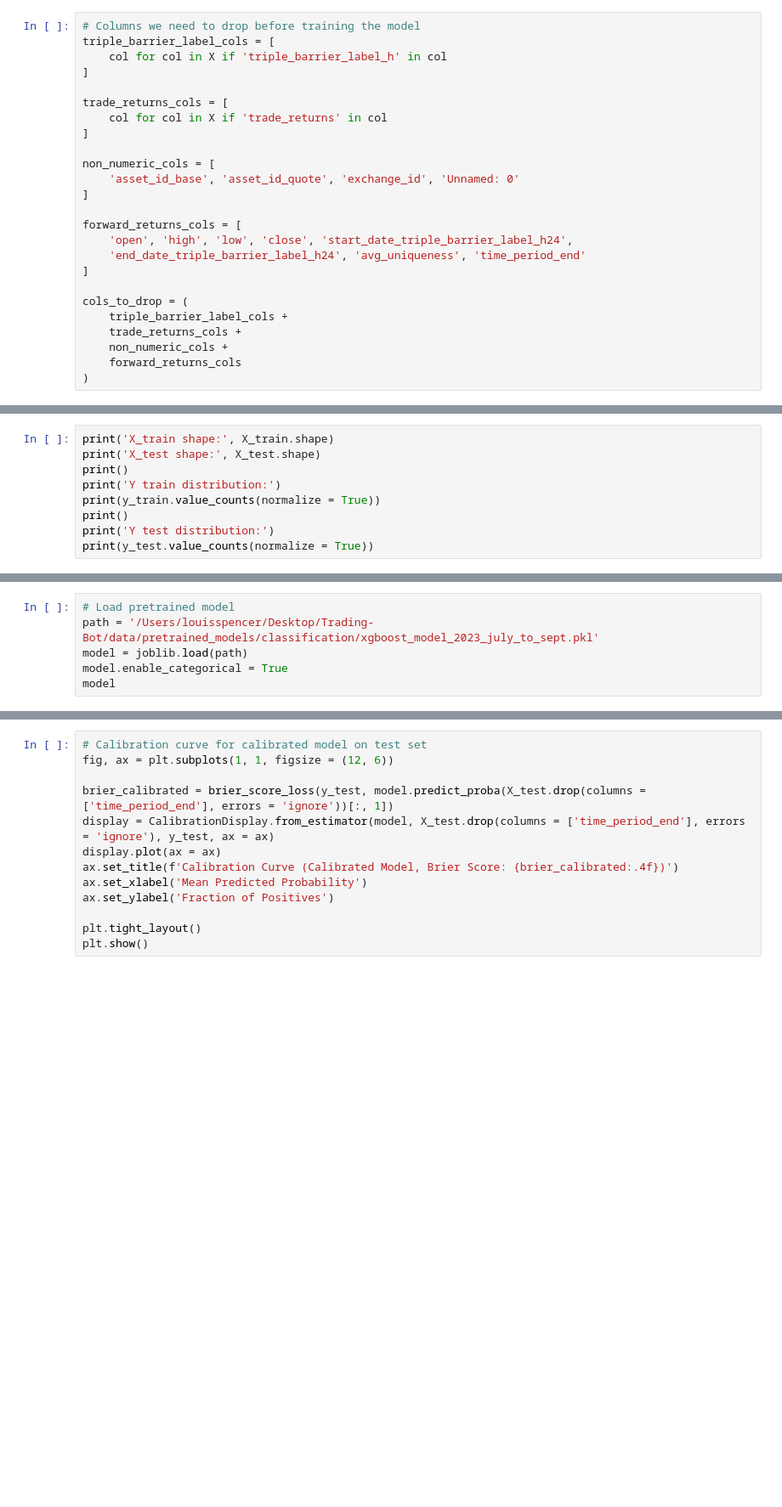
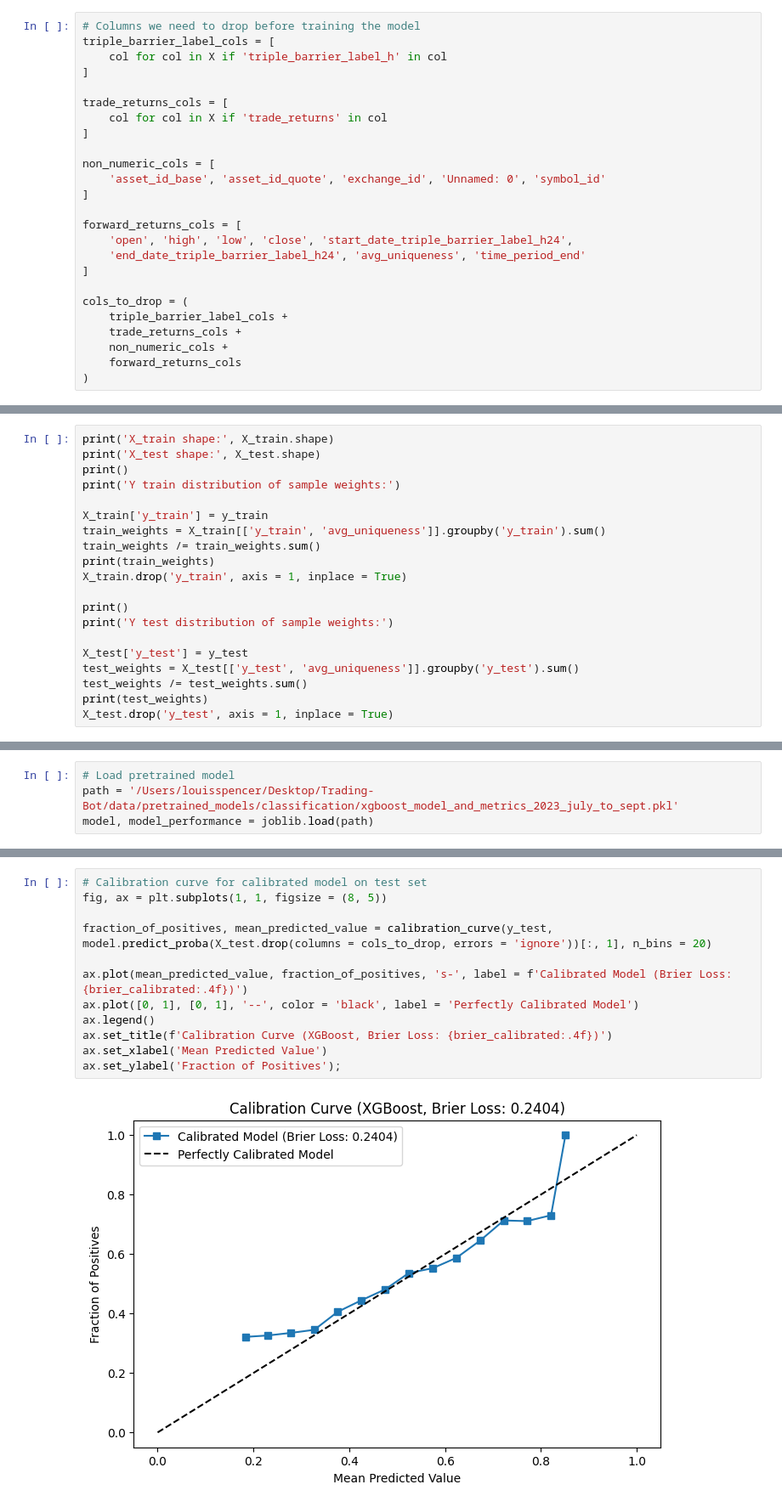
Before and after one commit to Algo-Trading-Project/trading-bot, a Jupyter notebook: notebooks/ml_pipeline.ipynb, the cells around one changed output, grey strips where cells are left out. Shown at 85% size. Saved outputs shown, nothing was run; the diff lists cells and outputs as text; blank space fills up the shorter version.

```diff
--- a/notebooks/ml_pipeline.ipynb
+++ b/notebooks/ml_pipeline.ipynb
@@ -93,7 +104,7 @@ trade_returns_cols = [
 ]
 
 non_numeric_cols = [
-    'asset_id_base', 'asset_id_quote', 'exchange_id', 'Unnamed: 0'
+    'asset_id_base', 'asset_id_quote', 'exchange_id', 'Unnamed: 0', 'symbol_id'
 ]
 
 forward_returns_cols = [
@@ -163,8 +174,19 @@ X_test[['symbol_id', 'time_period_end']] = X_test[['symbol_id', 'time_period_end
 print('X_train shape:', X_train.shape)
 print('X_test shape:', X_test.shape)
 print()
-print('Y train distribution:')
-print(y_train.value_counts(normalize = True))
+print('Y train distribution of sample weights:')
+
+X_train['y_train'] = y_train
+train_weights = X_train[['y_train', 'avg_uniqueness']].groupby('y_train').sum()
+train_weights /= train_weights.sum()
+print(train_weights)
+X_train.drop('y_train', axis = 1, inplace = True)
+
 print()
-print('Y test distribution:')
-print(y_test.value_counts(normalize = True))
+print('Y test distribution of sample weights:')
+
+X_test['y_test'] = y_test
+test_weights = X_test[['y_test', 'avg_uniqueness']].groupby('y_test').sum()
+test_weights /= test_weights.sum()
+print(test_weights)
+X_test.drop('y_test', axis = 1, inplace = True)
@@ -171,6 +208,4 @@ print(y_test.value_counts(normalize = True))
 # %%
 # Load pretrained model
-path = '/Users/louisspencer/Desktop/Trading-Bot/data/pretrained_models/classification/xgboost_model_2023_july_to_sept.pkl'
-model = joblib.load(path)
-model.enable_categorical = True
-model
+path = '/Users/louisspencer/Desktop/Trading-Bot/data/pretrained_models/classification/xgboost_model_and_metrics_2023_july_to_sept.pkl'
+model, model_performance = joblib.load(path)
@@ -177,16 +228,17 @@ model
 # %%
 # Calibration curve for calibrated model on test set
-fig, ax = plt.subplots(1, 1, figsize = (12, 6))
+fig, ax = plt.subplots(1, 1, figsize = (8, 5))
 
-brier_calibrated = brier_score_loss(y_test, model.predict_proba(X_test.drop(columns = ['time_period_end'], errors = 'ignore'))[:, 1])
-display = CalibrationDisplay.from_estimator(model, X_test.drop(columns = ['time_period_end'], errors = 'ignore'), y_test, ax = ax)
-display.plot(ax = ax)
-ax.set_title(f'Calibration Curve (Calibrated Model, Brier Score: {brier_calibrated:.4f})')
-ax.set_xlabel('Mean Predicted Probability')
-ax.set_ylabel('Fraction of Positives')
+fraction_of_positives, mean_predicted_value = calibration_curve(y_test, model.predict_proba(X_test.drop(columns = cols_to_drop, errors = 'ignore'))[:, 1], n_bins = 20)
 
-plt.tight_layout()
-plt.show()
+ax.plot(mean_predicted_value, fraction_of_positives, 's-', label = f'Calibrated Model (Brier Loss: {brier_calibrated:.4f})')
+ax.plot([0, 1], [0, 1], '--', color = 'black', label = 'Perfectly Calibrated Model')
+ax.legend()
+ax.set_title(f'Calibration Curve (XGBoost, Brier Loss: {brier_calibrated:.4f})')
+ax.set_xlabel('Mean Predicted Value')
+ax.set_ylabel('Fraction of Positives');
+# %% [output]
+[figure, added]
 # %%
 # Performance Metrics
 pred_prob_test = model.predict_proba(X_test.drop(columns = cols_to_drop + ['time_period_end'], errors = 'ignore'))[:, 1]
```
Also changed, not shown: parts of 14 cells of this notebook, 6 other files.
